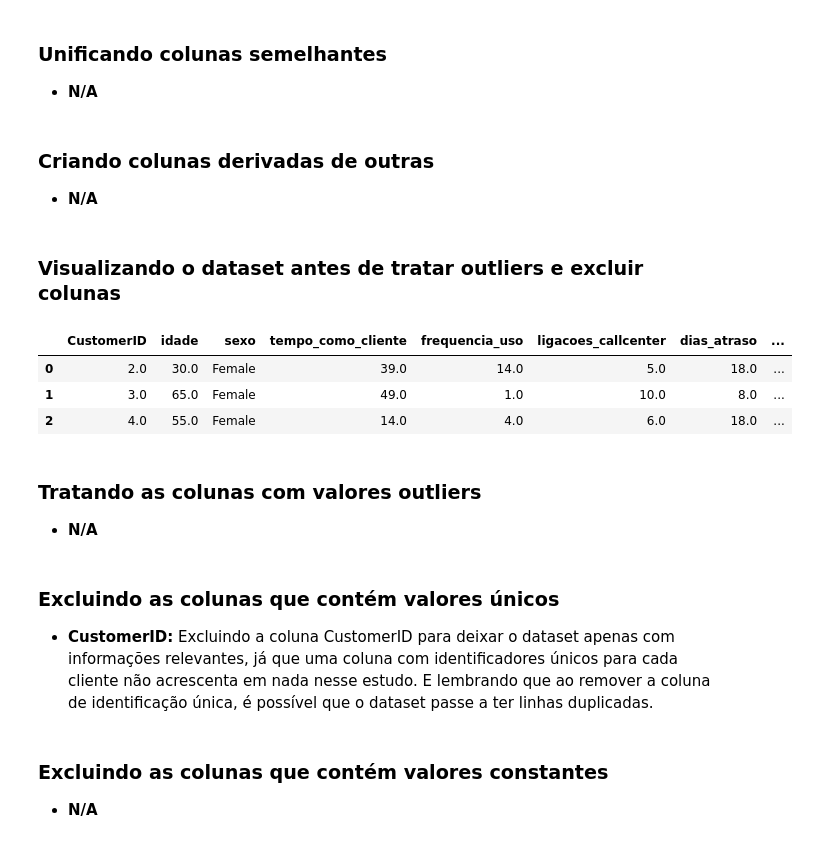
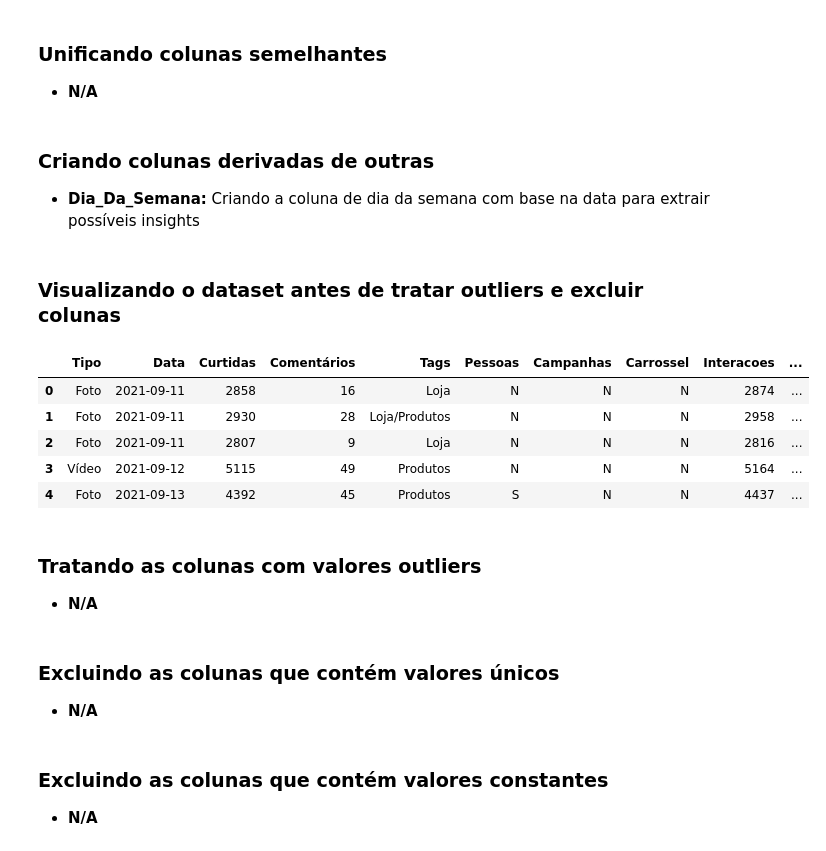
Before and after one commit to matheusresende7/ds_projeto_final_2_eda_rede_social, a Jupyter notebook: notebooks/04_data_processing.ipynb, the cells around one changed output. Cells and saved outputs as stored; diff of their text form; code cells hidden in the pictures.

```diff
--- a/notebooks/04_data_processing.ipynb
+++ b/notebooks/04_data_processing.ipynb
@@ -97,2 +79,0 @@ dtype: int64
-# %%
-df = df.dropna() # Removendo as linhas com valores nulos
@@ -98,0 +85,8 @@ df = df.dropna() # Removendo as linhas com valores nulos
+# %%
+df['Data'] = pd.to_datetime(df['Data'] + '-2021', format='%d-%b-%Y') # Convertendo a coluna para o formato de data
+df.rename(columns={'Interacoes ': 'Interacoes'}, inplace=True) # Removendo o espaço do nome da coluna
+for column in ['Curtidas', 'Interacoes']: # Criando uma estrutura de repetição para tratar as colunas Curtidas e Interacoes
+    df[column] = df[column].str.replace(',', '.', regex=False) # Substituindo vírgulas por pontos
+    df[column] = df[column].astype(float) # Convertendo a coluna para o formato float
+    df[column] = df[column] * 1000 # Definindo o valor correto para coluna
+    df[column] = df[column].astype('int64') # Convertendo a coluna para o formato int
@@ -99,3 +98,7 @@ df = df.dropna() # Removendo as linhas com valores nulos
+# %%
+df = df.drop('Visualizações', axis=1) # Excluindo a coluna
+df['Tags'] = df['Tags'].fillna('Sem Tag') # Substituindo os valores vazios
+df['Carrossel'] = df['Carrossel'].fillna('N') # Substituindo os valores vazios
 # %% [markdown]
 ### Criando colunas de tempo/idade
 - **N/A**
@@ -105,21 +108,22 @@ df = df.dropna() # Removendo as linhas com valores nulos
 # %% [markdown]
 ### Unificando colunas semelhantes
 - **N/A**
-# %% [markdown]
-### Criando colunas derivadas de outras
-- **N/A**
+# %% [markdown]
+### Criando colunas derivadas de outras
+- **Dia_Da_Semana:** Criando a coluna de dia da semana com base na data para extrair possíveis insights
+# %%
+df['Dia_Da_Semana'] = df['Data'].dt.day_name() # Criando a coluna de dia da semana com base na data
 # %% [markdown]
 ### Visualizando o dataset antes de tratar outliers e excluir colunas
 # %%
-df.head(3) # Exibindo as 3 primeiras linhas do dataset
+df.head(5) # Exibindo as 5 primeiras linhas do dataset
 # %% [output]
-|  | CustomerID | idade | sexo | tempo_como_cliente | frequencia_uso | ligacoes_callcenter | dias_atraso | ... |
-| 0 | 2.0 | 30.0 | Female | 39.0 | 14.0 | 5.0 | 18.0 | ... |
-| 1 | 3.0 | 65.0 | Female | 49.0 | 1.0 | 10.0 | 8.0 | ... |
-| 2 | 4.0 | 55.0 | Female | 14.0 | 4.0 | 6.0 | 18.0 | ... |
+|  | Tipo | Data | Curtidas | Comentários | Tags | Pessoas | Campanhas | Carrossel | Interacoes | ... |
+| 0 | Foto | 2021-09-11 | 2858 | 16 | Loja | N | N | N | 2874 | ... |
+| 1 | Foto | 2021-09-11 | 2930 | 28 | Loja/Produtos | N | N | N | 2958 | ... |
+| 2 | Foto | 2021-09-11 | 2807 | 9 | Loja | N | N | N | 2816 | ... |
+| 3 | Vídeo | 2021-09-12 | 5115 | 49 | Produtos | N | N | N | 5164 | ... |
+| 4 | Foto | 2021-09-13 | 4392 | 45 | Produtos | S | N | N | 4437 | ... |
 # %% [markdown]
 ### Tratando as colunas com valores outliers
 - **N/A**
-# %% [markdown]
-### Excluindo as colunas que contém valores únicos
-- **CustomerID:** Excluindo a coluna CustomerID para deixar o dataset apenas com informações relevantes, já que uma coluna com identificadores únicos para cada cliente não acrescenta em nada nesse estudo. E lembrando que ao remover a coluna de identificação única, é possível que o dataset passe a ter linhas duplicadas.
@@ -128,3 +130,6 @@ df = df.drop('CustomerID', axis=1) # Excluindo as colunas com valores únicos
+# %% [markdown]
+### Excluindo as colunas que contém valores únicos
+- **N/A**
 # %% [markdown]
 ### Excluindo as colunas que contém valores constantes
 - **N/A**
```
Also changed, not shown: parts of 12 cells of this notebook, 5 other files.
